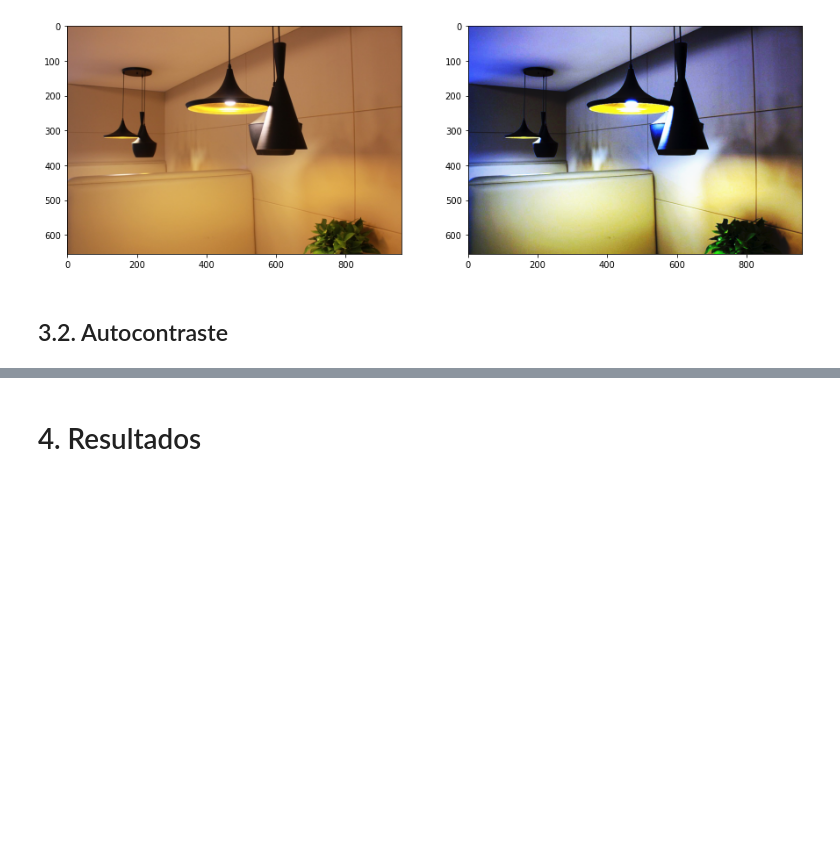
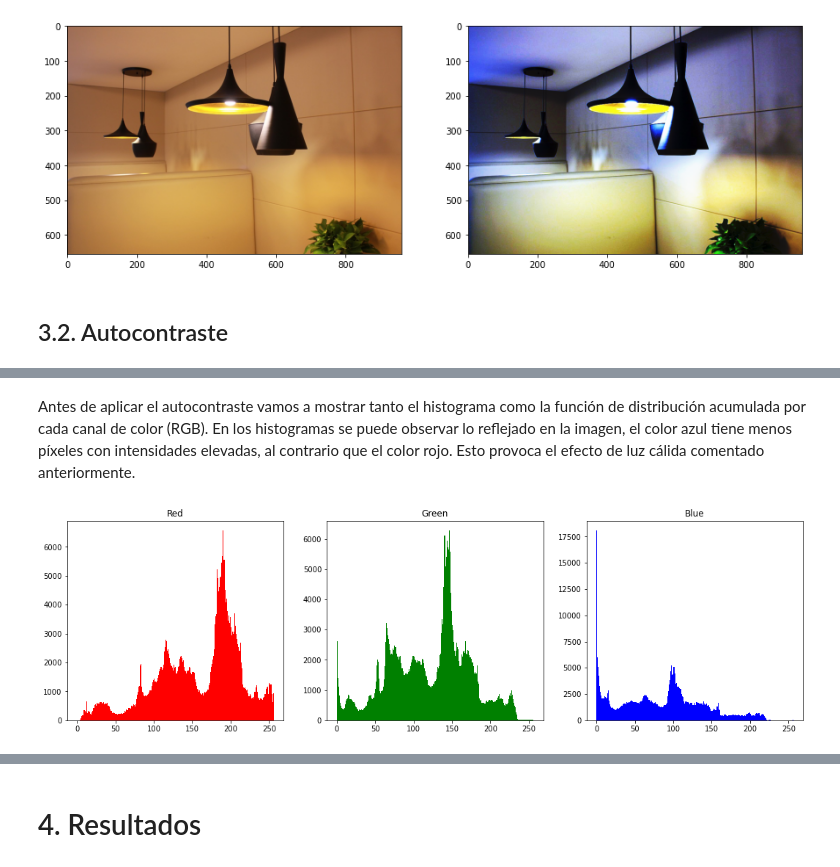
Before and after one commit to gen1897/Percepcion, a Jupyter notebook: Color Cast/Notebook.ipynb, the cells around one changed output, grey strips where cells are left out. Drawn from its saved outputs; the diff is of its cells as text; code cells hidden in the pictures; blank space fills up the shorter version.

```diff
--- a/Color Cast/Notebook.ipynb
+++ b/Color Cast/Notebook.ipynb
@@ -126,9 +126,9 @@ class Exploracion:
 
         # Si se pasa la ruta lee imagen, sino toma "filename" como imagen
         if leer:
-            img = plt.imread(filename) # Leo la imagen
+            img = plt.imread(ruta_imagen) # Leo la imagen
         else:
-            img = filename
+            img = ruta_imagen
 
         # Retorna la funcion de distribucion acumulada por canal. # En este caso un lista de y-> probabilidad acumulada,
         # x-> valor de color del pixel, por tanto devuelve un array de 3x2, 3 canales, eje y y eje x
@@ -208,7 +208,7 @@ class Exploracion:
         # TODO Hacer documentación
         """
         # Si se pasa la ruta lee imagen, sino toma "filename" como imagen
-        if leer:
+        if read:
             img = plt.imread(filename) # Leo la imagen
         else:
             img = filename
@@ -489,0 +503,6 @@ CONTRAST LOADED
+# %% [markdown]
+Antes de aplicar el autocontraste vamos a mostrar tanto el histograma como la función de distribución acumulada por cada canal de color (RGB). En los histogramas se puede observar lo reflejado en la imagen, el color azul tiene menos píxeles con intensidades elevadas, al contrario que el color rojo. Esto provoca el efecto de luz cálida comentado anteriormente.
+# %%
+explorer.color_histo(images[0], read=False)
+# %% [output]
+[figure, added]
```
Also changed, not shown: parts of 26 cells of this notebook.
